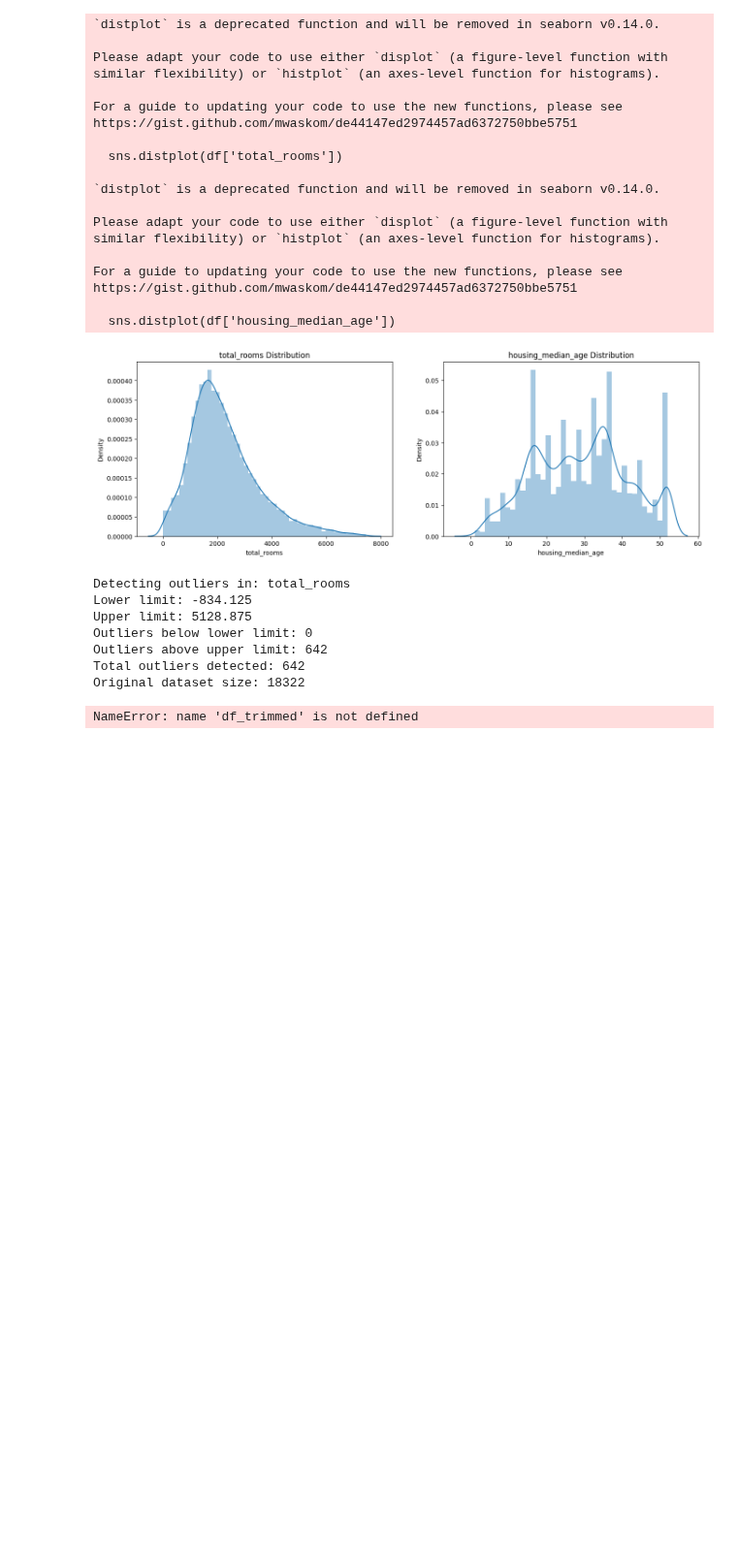
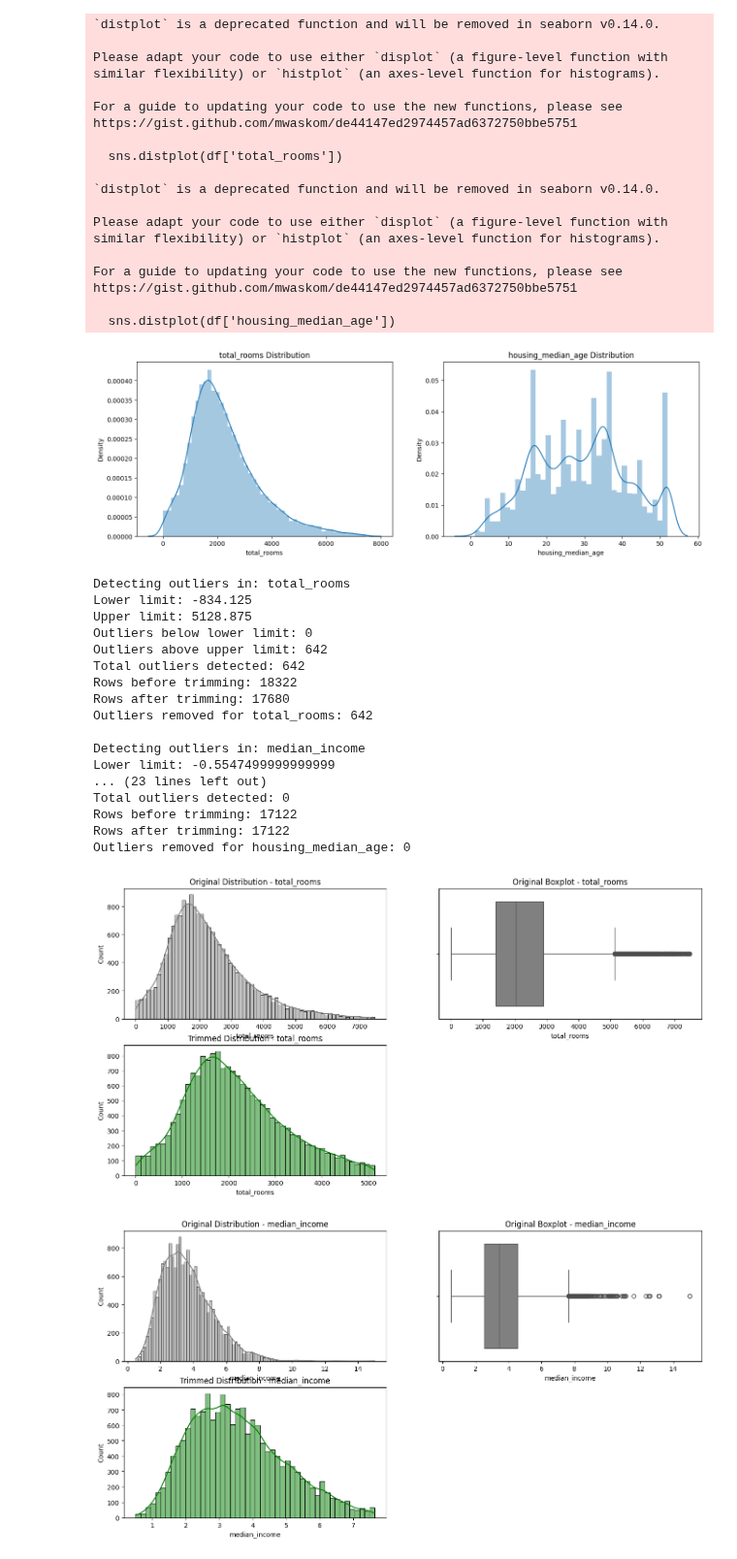
Before and after one commit to RovSveta/Advanced_Data_analytics_2025, a Jupyter notebook: Exercise_project_2/Regression_dataset/iqr_regression.ipynb, the cells around one changed output. Shown at 97% size. Cells and saved outputs as stored; diff of their text form; code cells hidden in the pictures; blank space fills up the shorter version.

```diff
--- a/Exercise_project_2/Regression_dataset/iqr_regression.ipynb
+++ b/Exercise_project_2/Regression_dataset/iqr_regression.ipynb
@@ -99,40 +99,56 @@ for var in support_vars:
     # Step 2: Identify outliers
     outliers_below = df[df[var] < lower_limit]
     outliers_above = df[df[var] > upper_limit]
+    total_outliers = len(outliers_below) + len(outliers_above)
 
     print(f"Outliers below lower limit: {len(outliers_below)}")
     print(f"Outliers above upper limit: {len(outliers_above)}")
-    print("Total outliers detected:", len(outliers_below) + len(outliers_above))
+    print(f"Total outliers detected: {total_outliers}")
 
     # Step 3: Removing Outliers (Trimming):
+    before_rows = df_filtered.shape[0]
     df_filtered = df_filtered[(df_filtered[var] >= lower_limit) & (df_filtered[var] <= upper_limit)]
+    after_rows = df_filtered.shape[0]
+    removed = before_rows - after_rows
 
-    print(f"Original dataset size: {df.shape[0]}")
-    print(f"Trimmed dataset size: {df_trimmed.shape[0]}")
-    print(f"Outliers removed: {df.shape[0] - df_trimmed.shape[0]}")
+    print(f"Rows before trimming: {before_rows}")
+    print(f"Rows after trimming: {after_rows}")
+    print(f"Outliers removed for {var}: {removed}")
+
     # Step 3: Plot before and after trimming
     plt.figure(figsize=(16, 8))
 
     # Original distribution
     plt.subplot(2, 2, 1)
     sns.histplot(df[var], kde=True, color='gray')
     plt.title(f'Original Distribution - {var}')
 
     # Original boxplot
     plt.subplot(2, 2, 2)
     sns.boxplot(x=df[var], color='gray')
     plt.title(f'Original Boxplot - {var}')
 
     # Trimmed distribution
     plt.subplot(2, 2, 3)
-    sns.histplot(df_trimmed[var], kde=True, color='green')
+    sns.histplot(df_filtered[var], kde=True, color='green')
     plt.title(f'Trimmed Distribution - {var}')
 # %% [output]
 Detecting outliers in: total_rooms
 Lower limit: -834.125
 Upper limit: 5128.875
 Outliers below lower limit: 0
 Outliers above upper limit: 642
 Total outliers detected: 642
-Original dataset size: 18322
+Rows before trimming: 18322
+Rows after trimming: 17680
+Outliers removed for total_rooms: 642
+
+Detecting outliers in: median_income
+Lower limit: -0.5547499999999999
+... (23 lines left out)
+Total outliers detected: 0
+Rows before trimming: 17122
+Rows after trimming: 17122
+Outliers removed for housing_median_age: 0
-NameError: name 'df_trimmed' is not defined
+[figure, added]
+[figure, added]
```
Also changed, not shown: parts of 2 cells of this notebook, 2 other files.
